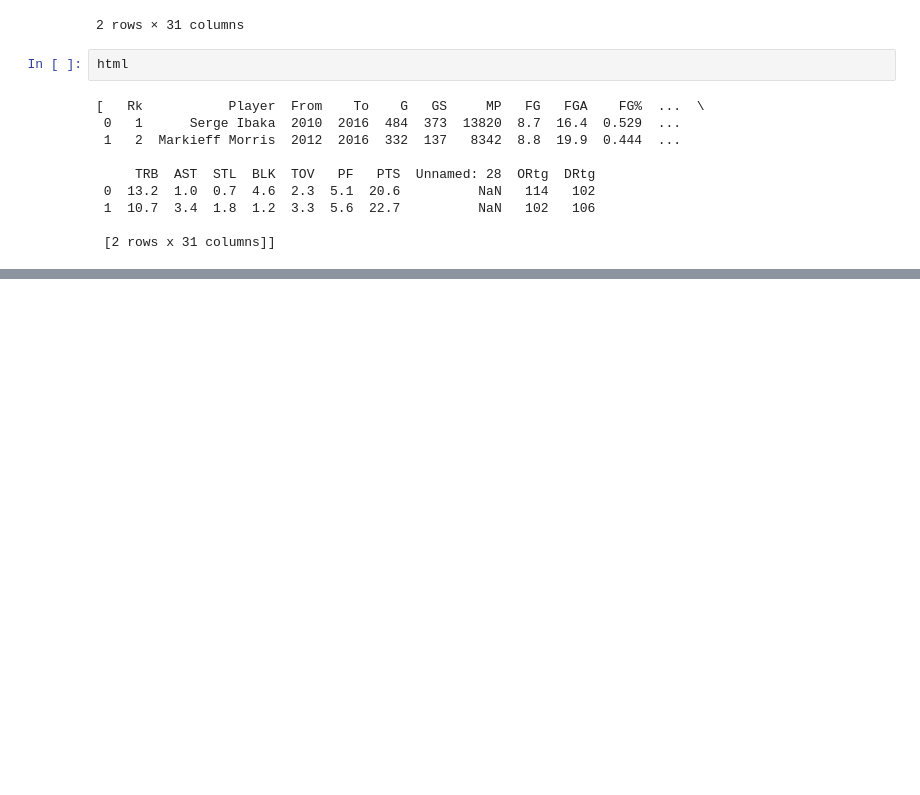
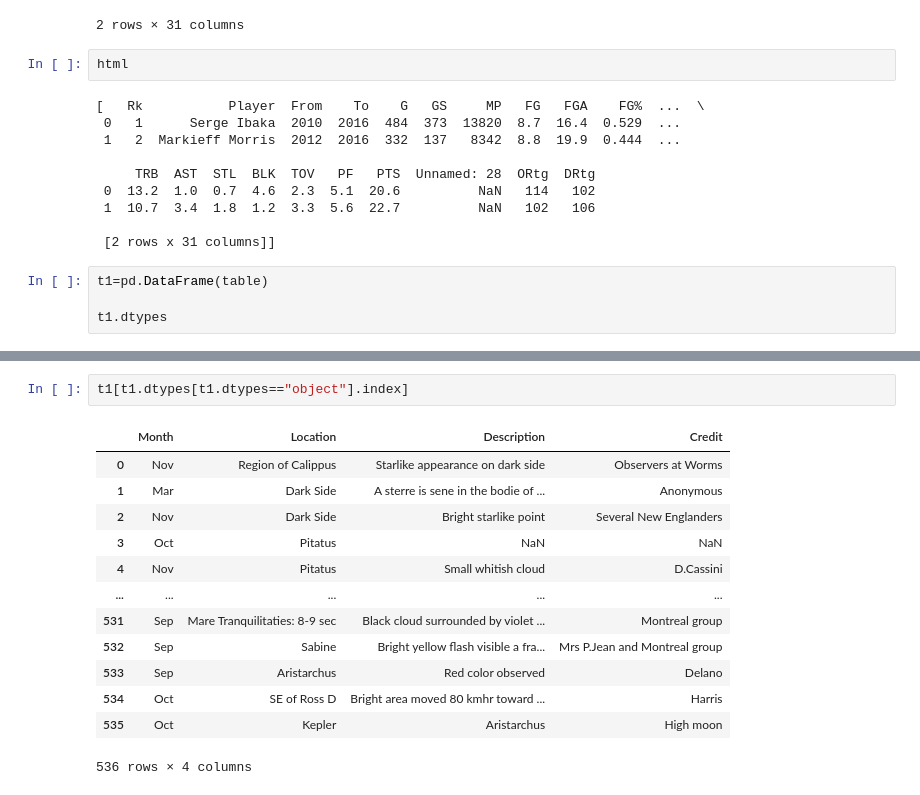
Before and after one commit to Yash621/Ml-dL-Assignments, a Jupyter notebook: pandas/Untitled.ipynb, the cells around one changed output, grey strips where cells are left out. Saved outputs shown, nothing was run; the diff lists cells and outputs as text; blank space fills up the shorter version.

```diff
--- a/pandas/Untitled.ipynb
+++ b/pandas/Untitled.ipynb
@@ -125,3 +125,7 @@ html
  1  10.7  3.4  1.8  1.2  3.3  5.6  22.7          NaN   102   106
 
  [2 rows x 31 columns]]
+# %%
+t1=pd.DataFrame(table)
+
+t1.dtypes
@@ -127,0 +150,16 @@ html
+# %%
+t1[t1.dtypes[t1.dtypes=="object"].index]
+# %% [output]
+|  | Month | Location | Description | Credit |
+| 0 | Nov | Region of Calippus | Starlike appearance on dark side | Observers at Worms |
+| 1 | Mar | Dark Side | A sterre is sene in the bodie of ... | Anonymous |
+| 2 | Nov | Dark Side | Bright starlike point | Several New Englanders |
+| 3 | Oct | Pitatus | NaN | NaN |
+| 4 | Nov | Pitatus | Small whitish cloud | D.Cassini |
+| ... | ... | ... | ... | ... |
+| 531 | Sep | Mare Tranquilitaties: 8-9 sec | Black cloud surrounded by violet ... | Montreal group |
+| 532 | Sep | Sabine | Bright yellow flash visible a fra... | Mrs P.Jean and Montreal group |
+| 533 | Sep | Aristarchus | Red color observed | Delano |
+| 534 | Oct | SE of Ross D | Bright area moved 80 kmhr toward ... | Harris |
+| 535 | Oct | Kepler | Aristarchus | High moon |
+536 rows × 4 columns
```
Also changed, not shown: parts of 8 cells of this notebook.
